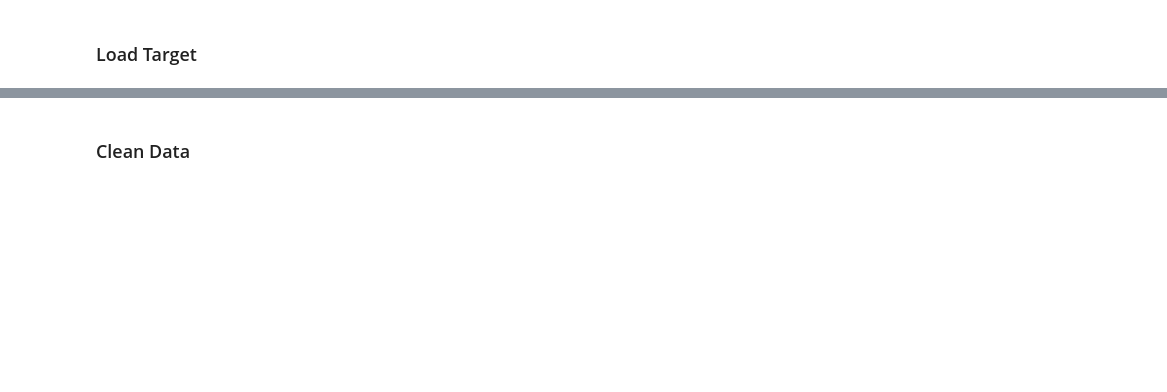
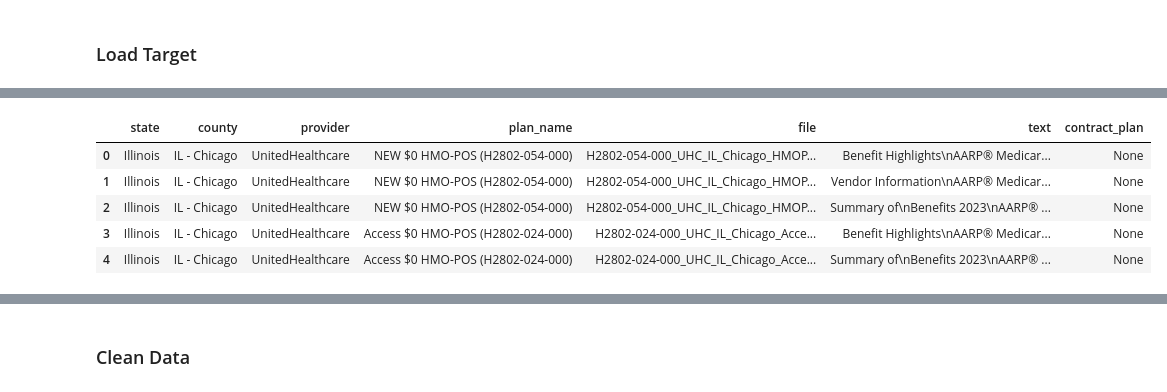
Before and after one commit to britt-regan/health-plan-comparison, a Jupyter notebook: text_preprocessing.ipynb, the cells around one changed output, grey strips where cells are left out. Cells and saved outputs as stored; diff of their text form; code cells hidden in the pictures; blank space fills up the shorter version.

```diff
--- a/text_preprocessing.ipynb
+++ b/text_preprocessing.ipynb
@@ -73,0 +75,7 @@ benefits_grid.head()
+# %%
+plan_list = benefits_grid['contract_plan']
+# %%
+def find_contract_plan(file_name):
+    for plan in plan_list:
+        if plan in file_name:
+            return plan
@@ -74 +84,10 @@ benefits_grid.head()
+# %%
+documents.head()
+# %% [output]
+|  | state | county | provider | plan_name | file | text | contract_plan |
+| 0 | Illinois | IL - Chicago | UnitedHealthcare | NEW $0 HMO-POS (H2802-054-000) | H2802-054-000_UHC_IL_Chicago_HMOP... | Benefit Highlights\nAARP® Medicar... | None |
+| 1 | Illinois | IL - Chicago | UnitedHealthcare | NEW $0 HMO-POS (H2802-054-000) | H2802-054-000_UHC_IL_Chicago_HMOP... | Vendor Information\nAARP® Medicar... | None |
+| 2 | Illinois | IL - Chicago | UnitedHealthcare | NEW $0 HMO-POS (H2802-054-000) | H2802-054-000_UHC_IL_Chicago_HMOP... | Summary of\nBenefits 2023\nAARP® ... | None |
+| 3 | Illinois | IL - Chicago | UnitedHealthcare | Access $0 HMO-POS (H2802-024-000) | H2802-024-000_UHC_IL_Chicago_Acce... | Benefit Highlights\nAARP® Medicar... | None |
+| 4 | Illinois | IL - Chicago | UnitedHealthcare | Access $0 HMO-POS (H2802-024-000) | H2802-024-000_UHC_IL_Chicago_Acce... | Summary of\nBenefits 2023\nAARP® ... | None |
 # %%
```
Also changed, not shown: parts of 11 cells of this notebook.
